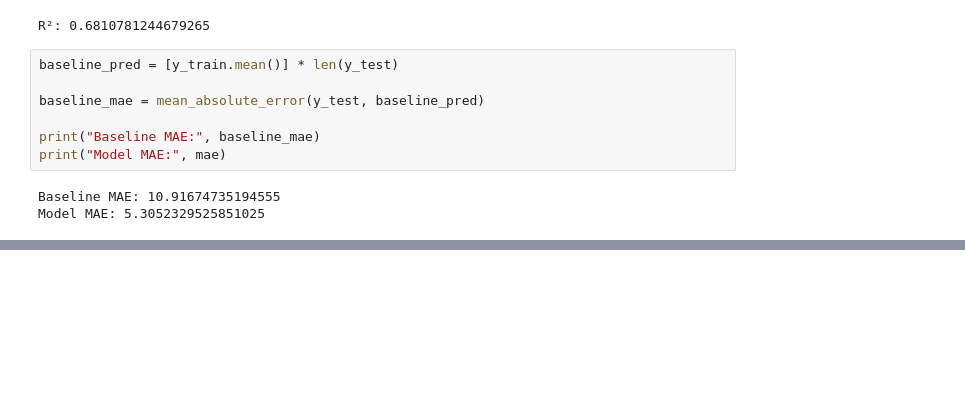
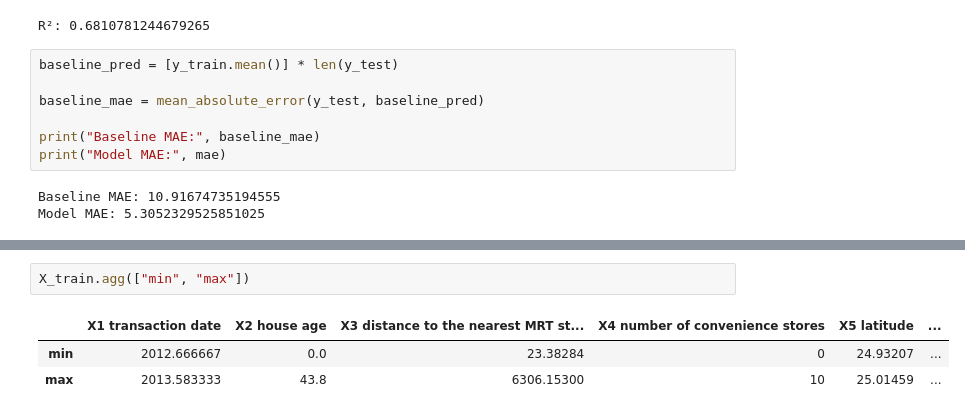
Before and after one commit to abolfazlnzary/machine-learning-projects, a Jupyter notebook: house_price_regression.ipynb, the cells around one changed output, grey strips where cells are left out. Cells and saved outputs as stored; diff of their text form; blank space fills up the shorter version.

```diff
--- a/house_price_regression.ipynb
+++ b/house_price_regression.ipynb
@@ -354,0 +368,6 @@ Model MAE: 5.3052329525851025
+# %%
+X_train.agg(["min", "max"])
+# %% [output]
+|  | X1 transaction date | X2 house age | X3 distance to the nearest MRT st... | X4 number of convenience stores | X5 latitude | ... |
+| min | 2012.666667 | 0.0 | 23.38284 | 0 | 24.93207 | ... |
+| max | 2013.583333 | 43.8 | 6306.15300 | 10 | 25.01459 | ... |
```
Also changed, not shown: parts of 4 cells of this notebook, 1 other file.
